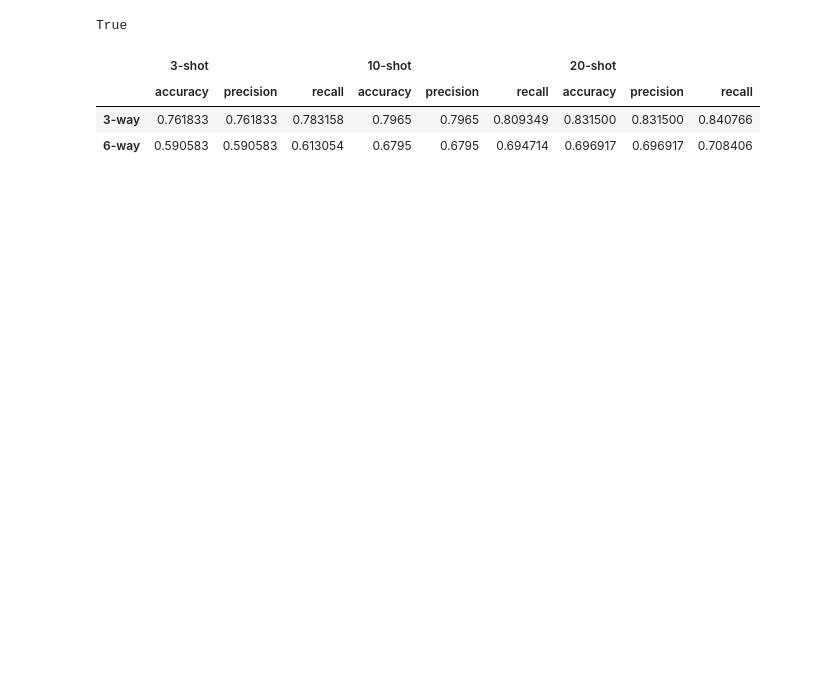
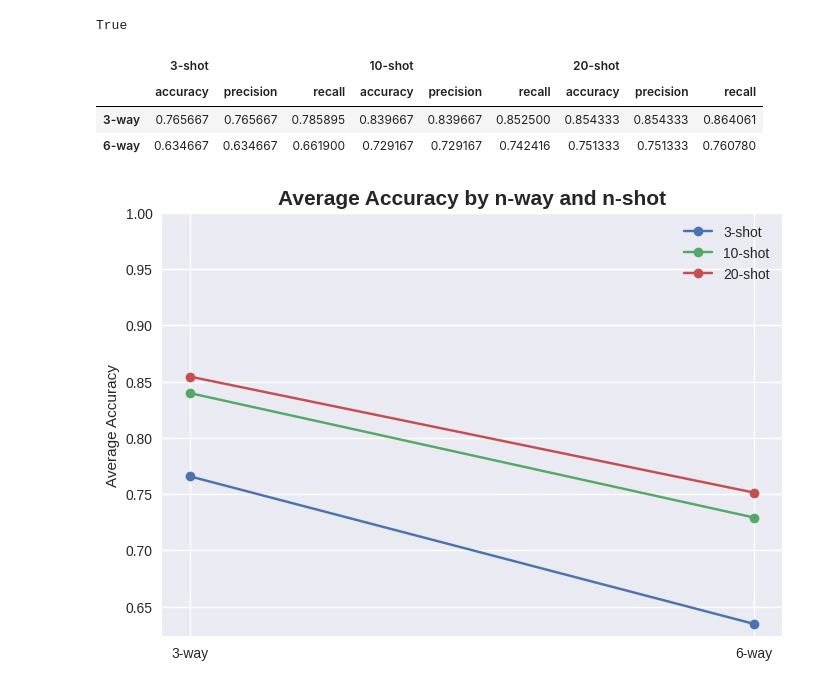
Before and after one commit to afhabibieee/fsl-batik, a Jupyter notebook: src/pytorch/test.ipynb, the cells around one changed output. Drawn from its saved outputs; the diff is of its cells as text; code cells hidden in the pictures; blank space fills up the shorter version.

Commit message:
Updated best model benchmark and dependencies

```diff
--- a/src/pytorch/test.ipynb
+++ b/src/pytorch/test.ipynb
@@ -17,23 +17,13 @@ import torch
 import pandas as pd
 import mlflow
 
+import matplotlib.pyplot as plt
+plt.style.use('seaborn-v0_8')
+
 from dotenv import load_dotenv
 load_dotenv()
 # %% [output]
 True
-# %%
-# Combined validation and test class
-
-with open('../../src/pytorch/data/val.json') as f:
-    json_val = json.load(f)
-with open('../../src/pytorch/data/test.json') as f:
-    json_test = json.load(f)
-
-json_test['class_names'] += json_val['class_names']
-json_test['class_roots'] += json_val['class_roots']
-
-with open('../../src/pytorch/data/test2.json', 'w') as f:
-    json.dump(json_test, f, indent=4)
 # %%
 def evaluate_per_task(
     model,
@@ -135,9 +129,26 @@ model = get_embedding(run_id, backend[0])
 # %%
 results = benchmark(model, n_ways, n_shots, metrics)
-# %%
-results
-# %% [output]
-|  | 3-shot |  |  | 10-shot |  |  | 20-shot |  |  |
-|  | accuracy | precision | recall | accuracy | precision | recall | accuracy | precision | recall |
-| 3-way | 0.761833 | 0.761833 | 0.783158 | 0.7965 | 0.7965 | 0.809349 | 0.831500 | 0.831500 | 0.840766 |
-| 6-way | 0.590583 | 0.590583 | 0.613054 | 0.6795 | 0.6795 | 0.694714 | 0.696917 | 0.696917 | 0.708406 |
+# %%
+results.to_csv('../../model/pytorch/best-model/best-model-benchmarks.csv')
+results = pd.read_csv('../../model/pytorch/best-model/best-model-benchmarks.csv', header=[0,1], index_col=0)
+results
+# %% [output]
+|  | 3-shot |  |  | 10-shot |  |  | 20-shot |  |  |
+|  | accuracy | precision | recall | accuracy | precision | recall | accuracy | precision | recall |
+| 3-way | 0.765667 | 0.765667 | 0.785895 | 0.839667 | 0.839667 | 0.852500 | 0.854333 | 0.854333 | 0.864061 |
+| 6-way | 0.634667 | 0.634667 | 0.661900 | 0.729167 | 0.729167 | 0.742416 | 0.751333 | 0.751333 | 0.760780 |
+# %%
+def plot_benchmark(metric):
+    columns = [i if metric=='Accuracy' else i+1 if metric=='Precision' else i+2 for i in [0,3,6]]
+    for column in columns:
+        plt.plot((n_ways), results.iloc[:,column], '-o', label=results.columns[column][0])
+    plt.xticks(n_ways, results.index)
+    plt.title(f'Average {metric} by n-way and n-shot', fontsize=15, fontweight='bold')
+    plt.ylabel(f'Average {metric}')
+    plt.ylim(top=1)
+    plt.legend()
+    plt.show()
+# %%
+plot_benchmark('Accuracy')
+# %% [output]
+[figure, added]
```
Also changed, not shown: parts of 5 cells of this notebook, 7 other files.
